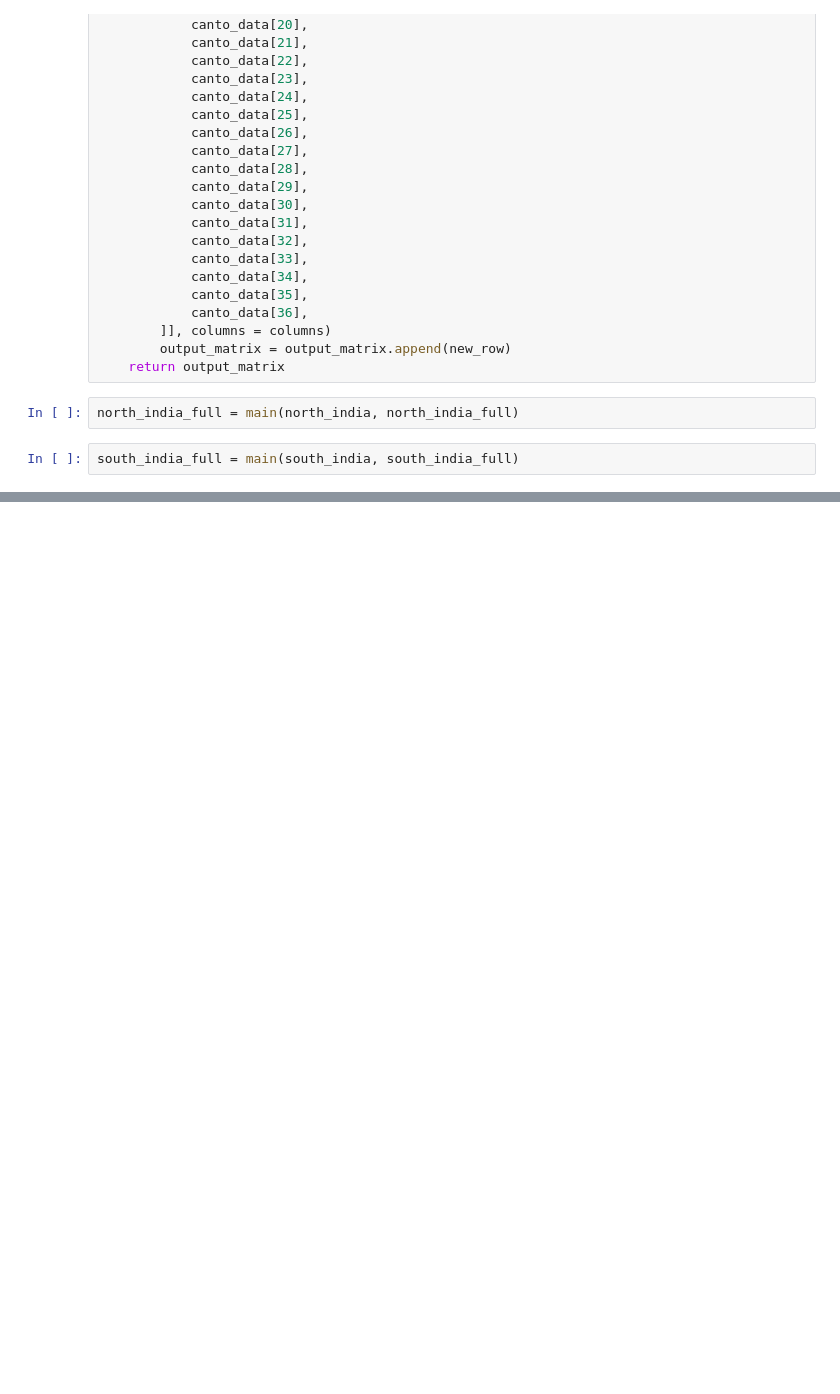
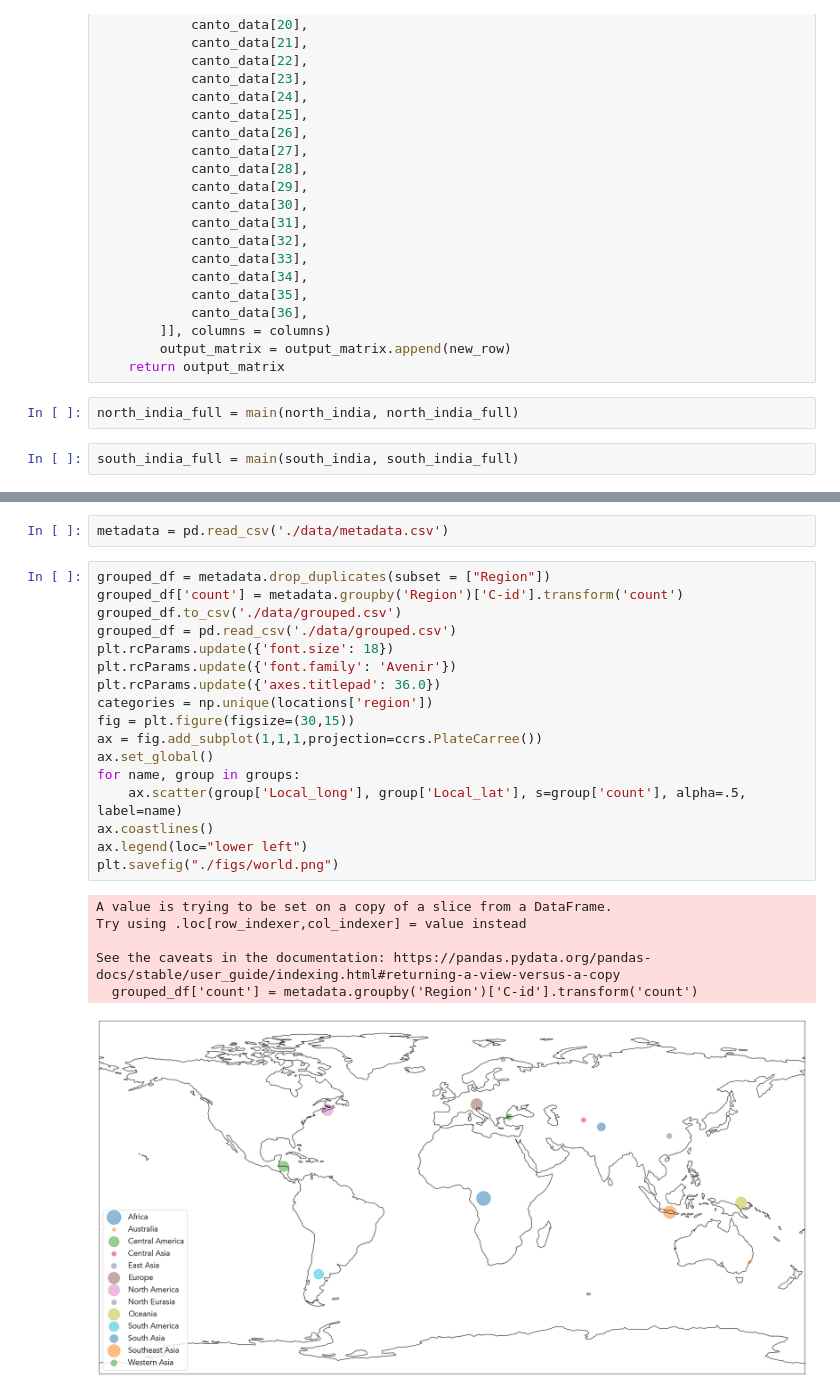
Before and after one commit to theglobaljukebox/Woodetal2021-Analysis, a Jupyter notebook: indian_music_analysis.ipynb, the cells around one changed output, grey strips where cells are left out. Drawn from its saved outputs; the diff is of its cells as text; blank space fills up the shorter version.

```diff
--- a/indian_music_analysis.ipynb
+++ b/indian_music_analysis.ipynb
@@ -180,0 +240,26 @@ south_india_full
+# %%
+metadata = pd.read_csv('./data/metadata.csv')
+# %%
+grouped_df = metadata.drop_duplicates(subset = ["Region"])
+grouped_df['count'] = metadata.groupby('Region')['C-id'].transform('count')
+grouped_df.to_csv('./data/grouped.csv')
+grouped_df = pd.read_csv('./data/grouped.csv')
+plt.rcParams.update({'font.size': 18})
+plt.rcParams.update({'font.family': 'Avenir'})
+plt.rcParams.update({'axes.titlepad': 36.0})
+categories = np.unique(locations['region'])
+fig = plt.figure(figsize=(30,15))
+ax = fig.add_subplot(1,1,1,projection=ccrs.PlateCarree())
+ax.set_global()
+for name, group in groups:
+    ax.scatter(group['Local_long'], group['Local_lat'], s=group['count'], alpha=.5, label=name)
+ax.coastlines()
+ax.legend(loc="lower left")
+plt.savefig("./figs/world.png")
+# %% [output]
+A value is trying to be set on a copy of a slice from a DataFrame.
+Try using .loc[row_indexer,col_indexer] = value instead
+
+See the caveats in the documentation: https://pandas.pydata.org/pandas-docs/stable/user_guide/indexing.html#returning-a-view-versus-a-copy
+  grouped_df['count'] = metadata.groupby('Region')['C-id'].transform('count')
+[figure, added]
```
Also changed, not shown: parts of 8 cells of this notebook, 17 other files.
